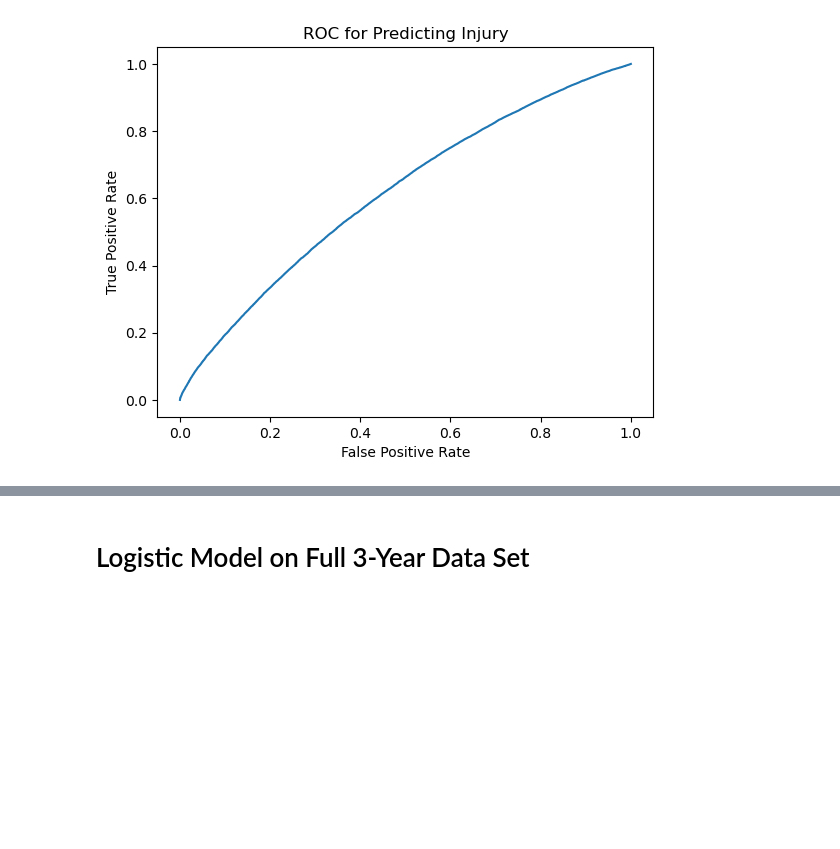
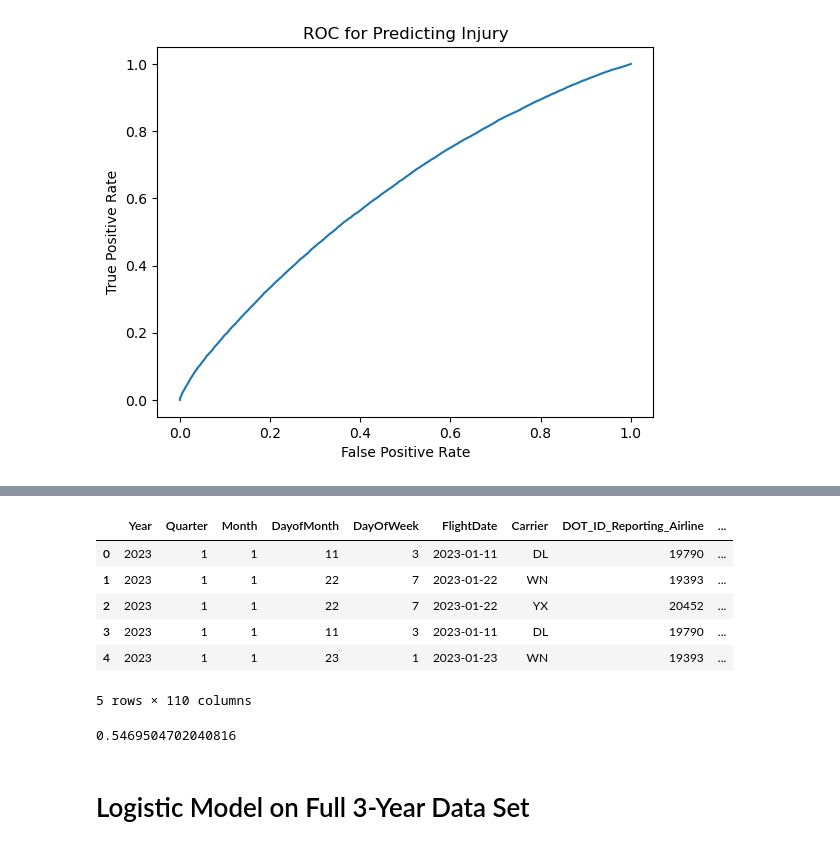
Before and after one commit to NedKost/MS-AAI-501-Team-Project, a Jupyter notebook: notebooks/Logistic Regression.ipynb, the cells around one changed output, grey strips where cells are left out. Drawn from its saved outputs; the diff is of its cells as text; code cells hidden in the pictures; blank space fills up the shorter version.

```diff
--- a/notebooks/Logistic Regression.ipynb
+++ b/notebooks/Logistic Regression.ipynb
@@ -38,20 +38,8 @@ def calculate_date_diff(date, time1, time2):
         t2 = date + dt.timedelta(hours=int(s2[:2]), minutes=int(s2[-2:]))
     return (t2 - t1).total_seconds()
 
-# Reducing dimensionality of TimeZones
-def binary_encode_timezone(df, columns):
-    encoder = ce.BinaryEncoder(cols=columns)
-
-    # Fit and transform to produce binary encoded data
-    df_encoded = encoder.fit_transform(df[columns])
-
-    # Merge the encoded data back with the original DataFrame
-    df = df.drop(columns, axis=1)
-    df = pd.concat([df, df_encoded], axis=1)
-    return df
-
-# Reducing dimensionality of TimeZones
-def binary_encode_timezone(df, columns):
+# Reducing dimensionality of Categorical variables
+def binary_encode(df, columns):
     encoder = ce.BinaryEncoder(cols=columns)
 
     # Fit and transform to produce binary encoded data
@@ -410,0 +476,8 @@ plt.show()
+# %%
+# Load Test dataset (2023 Flight data)
+test_df =  pd.read_csv('../data/flight_test_data.csv')
+
+# Rename ArrDel15 to Delayed - This is the column being predicted
+test_df.rename(columns={'ArrDel15':'Delayed', 'Reporting_Airline':'Carrier'}, inplace=True)
+
+test_df['Carrier'].value_counts()
@@ -411,2 +501,48 @@ plt.show()
+# %%
+
+# Reducing dimensionality of Carrier with custom grouping
+value_counts = test_df['Carrier'].value_counts()
+to_remove = value_counts[value_counts <= 2100].index
+test_df['Carrier'].replace(to_remove, 'Other', inplace=True)
+
+# Calculate CRSDepTime as Actual Departure Time minus Departure Delay
+test_df['CRSDepTime'] = flights_df.apply(lambda x: calculate_crsDeptTime(x['DepTime'], x['DepDelay']), axis=1)
+
+test_df.head()
+# %% [output]
+|  | Year | Quarter | Month | DayofMonth | DayOfWeek | FlightDate | Carrier | DOT_ID_Reporting_Airline | ... |
+| 0 | 2023 | 1 | 1 | 11 | 3 | 2023-01-11 | DL | 19790 | ... |
+| 1 | 2023 | 1 | 1 | 22 | 7 | 2023-01-22 | WN | 19393 | ... |
+| 2 | 2023 | 1 | 1 | 22 | 7 | 2023-01-22 | YX | 20452 | ... |
+| 3 | 2023 | 1 | 1 | 11 | 3 | 2023-01-11 | DL | 19790 | ... |
+| 4 | 2023 | 1 | 1 | 23 | 1 | 2023-01-23 | WN | 19393 | ... |
+5 rows × 110 columns
+# %%
+features = ['Month', 'DayOfWeek', 'DayofMonth', 'Origin', 'Dest','CRSDepTime', 'CRSArrTime', 'CRSElapsedTime',
+            'Distance', 'Carrier']
+
+# Declare X and Y from dataframe
+test_x = test_df[features]
+test_y = test_df['Delayed']
+
+# Encoding categorical variables
+test_x = binary_encode_timezone(test_x, ['Dest', 'Origin'])
+test_x = pd.get_dummies(test_x, columns=['Carrier'])
+
+# Add Carrier columns to match model expectation
+test_x['Carrier_YV']=0
+test_x['Carrier_9E']=0
+test_x['Carrier_OH']=0
+
+
+# Predict probability that given y value is 1
+y_predict = glm_binom_model.predict(test_x)
+
+# Calculate AUC of model
+auc = roc_auc_score(test_y, y_predict)
+
+print(auc)
+# %% [output]
+0.5469504702040816
 # %% [markdown]
 # Logistic Model on Full 3-Year Data Set
```
Also changed, not shown: parts of 16 cells of this notebook, 4 other files.
